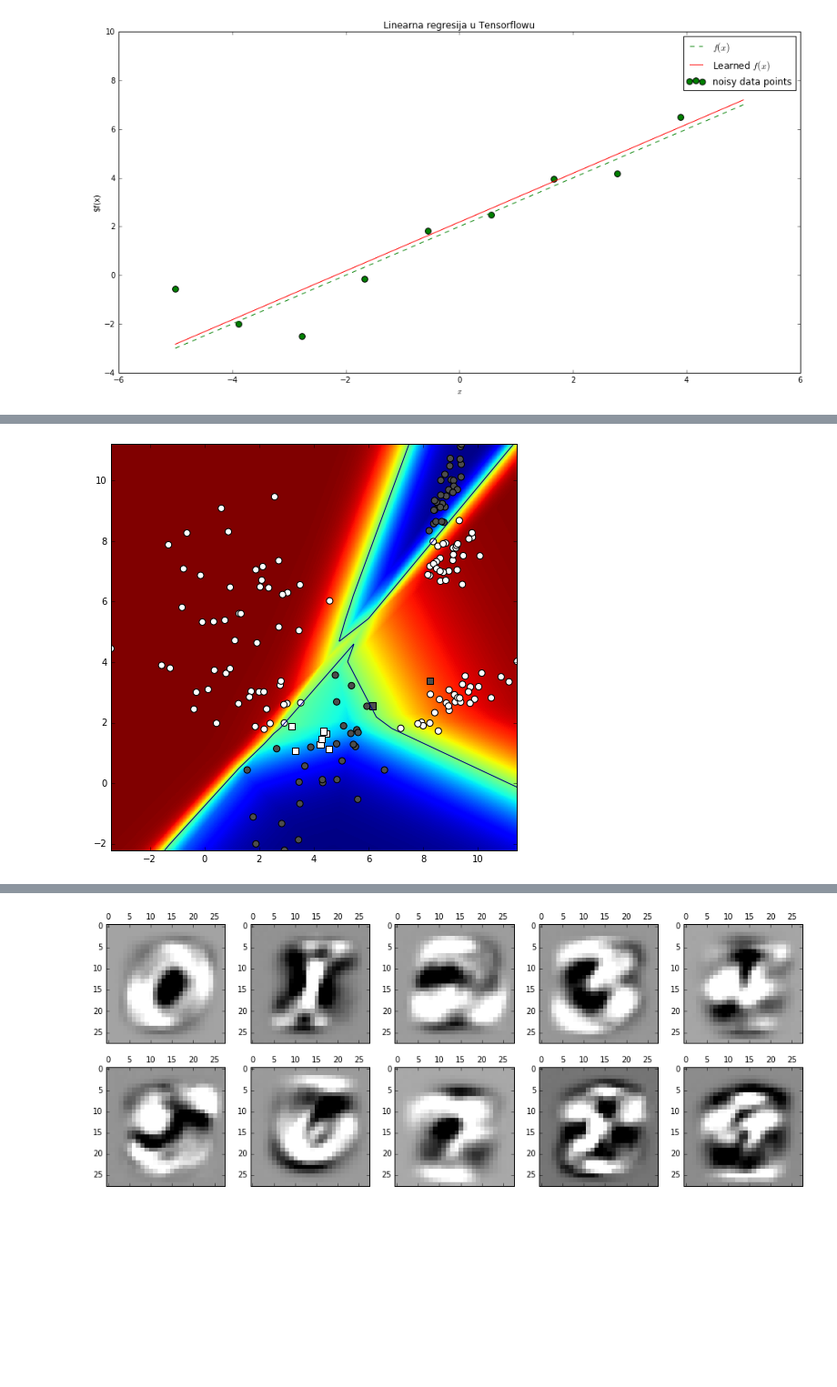
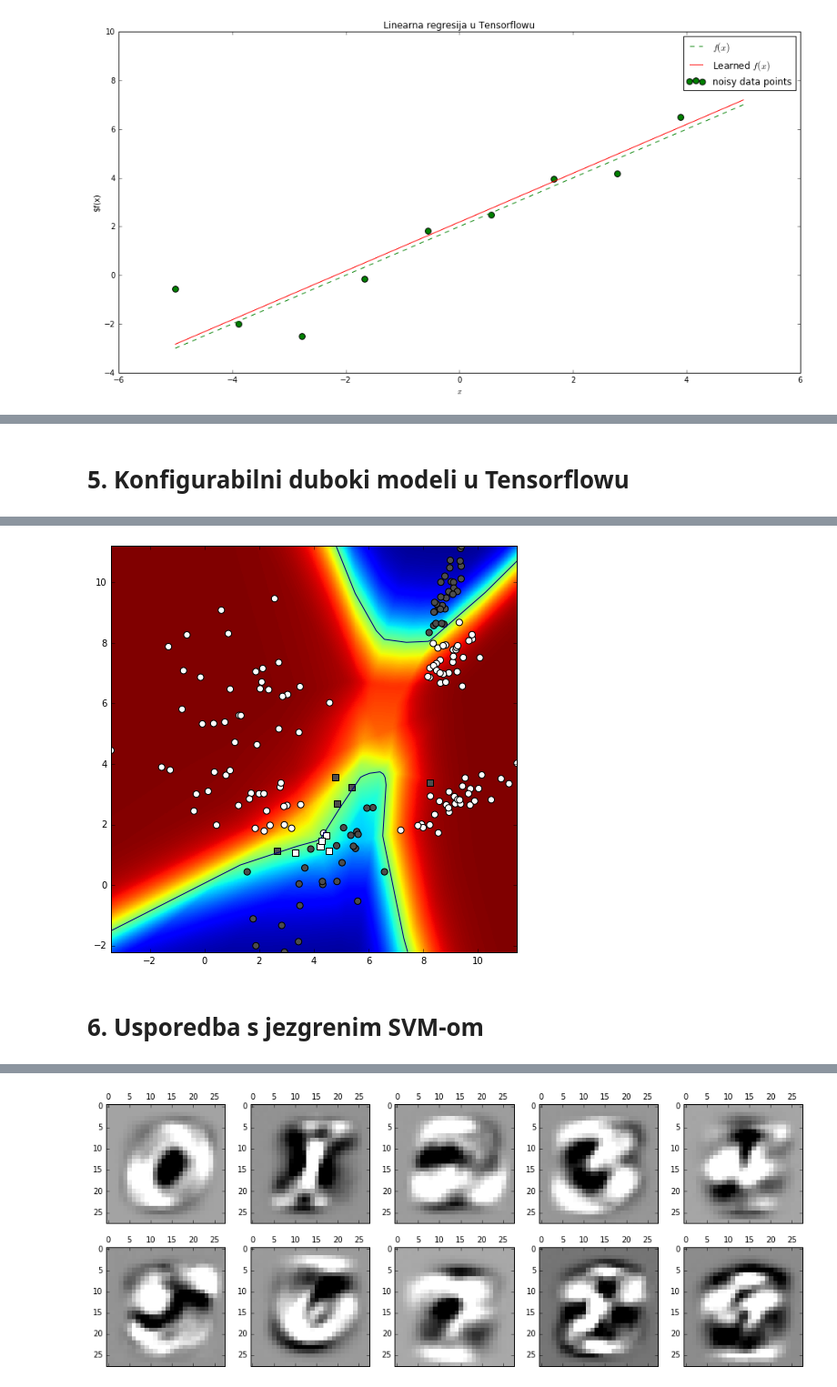
Before and after one commit to Mungosin/DeepLearning, a Jupyter notebook: Lab1/Lab1.ipynb, the cells around one changed output, grey strips where cells are left out. Shown at 91% size. Saved outputs shown, nothing was run; the diff lists cells and outputs as text; code cells hidden in the pictures; blank space fills up the shorter version.

```diff
--- a/Lab1/Lab1.ipynb
+++ b/Lab1/Lab1.ipynb
@@ -270,3 +234,5 @@ AP_c1
+# %% [markdown]
+# 5. Konfigurabilni duboki modeli u Tensorflowu
 # %%
 from tf_deep import TFDeep
 C=2
@@ -274,7 +240,7 @@ np.random.seed(423245)
 layers = [2,10,10,2]
 input_data, expected_output = sample_gmm_2d(6,C,30)
 
-tfDeep = TFDeep(layers,param_delta=0.01,param_lambda=0.01,activation=tf.nn.relu,std=0.1)
+tfDeep = TFDeep(layers,param_delta=0.01,param_lambda=0.01,activation=tf.nn.relu,std=0.1,batch_norm = True)
 tfDeep.train(input_data,labels_to_one_hot(expected_output,C),10000,print_every=50,early_stop_after=50,minibatch=20)
 
 def predict_c1_class_tf(X):
@@ -292,38 +258,7 @@ probs = tfDeep.eval(input_data)
 my_predictions = probs[:,1] >0.5
 my_predictions = my_predictions.flatten()
 
-
-# graph the decision surface
-bbox=(np.min(input_data, axis=0), np.max(input_data, axis=0))
-
-#axis limits of the graph
-xmin, ymin = bbox[0]
-xmax, ymax = bbox[1]
-plt.figure(figsize=(8,8))
-plt.xlim([xmin,xmax])
-plt.ylim([ymin,ymax])
-
-possible_labels = np.array(range(C))
-mat = get_confusion_matrix(my_predictions,expected_output,possible_labels,True)
-accuracy, prec, rec = eval_perf_multi(mat)
-AP_c0 = eval_AP(expected_output[probs[:,0].argsort()],0)
-AP_c1 = eval_AP(expected_output[probs[:,1].argsort()],1)
-
-print "accuracy"
-print accuracy
-print "precision"
-print prec
-print "recall"
-print rec
-print "AP_c0"
-print AP_c0
-print "AP_c1"
-print AP_c1
-
-graph_surface(decfun, bbox, offset=0.5)
-
-# graph the data points
-graph_data(input_data, expected_output, my_predictions)
+visualize_results(input_data,my_predictions,expected_output,decfun,statistics = True)
 
 # show the plot
 plt.show()
@@ -348,4 +283,6 @@ AP_c1
-[figure, old version]
+[figure, new version]
+# %% [markdown]
+# 6. Usporedba s jezgrenim SVM-om
 # %%
 from ksvm_wrap import KSVMWrap
 C=2
```
Also changed, not shown: parts of 13 cells of this notebook, 5 other files.
